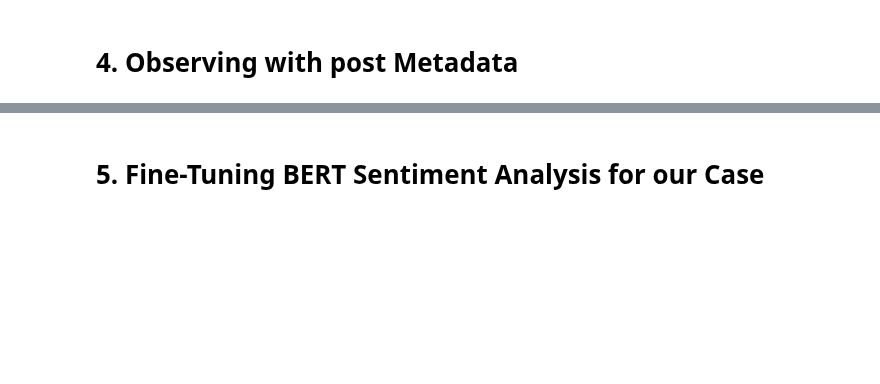
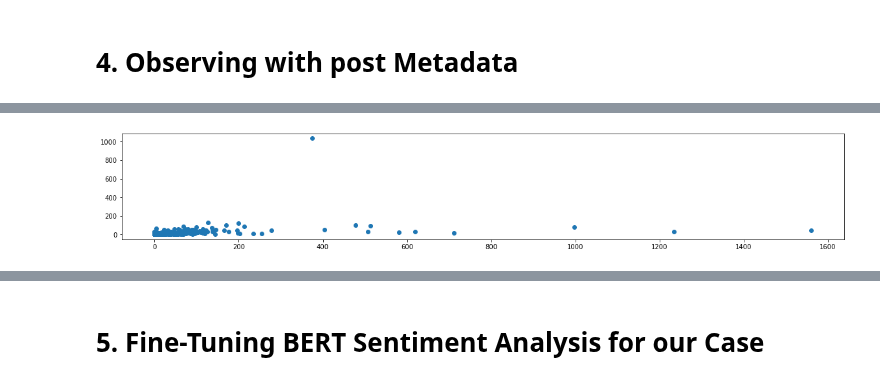
Before and after one commit to reddit-conflicting-viewpoints/Reddit, a Jupyter notebook: notebooks/BERT-SentimentAnalysis - Sai 2-1-2022.ipynb, the cells around one changed output, grey strips where cells are left out. Drawn from its saved outputs; the diff is of its cells as text; code cells hidden in the pictures; blank space fills up the shorter version.

```diff
--- a/notebooks/BERT-SentimentAnalysis - Sai 2-1-2022.ipynb
+++ b/notebooks/BERT-SentimentAnalysis - Sai 2-1-2022.ipynb
@@ -131,2 +181,5 @@ comments_df.head()
 # %% [markdown]
 # 4. Observing with post Metadata
+# %%
+df = posts_df[['post_id','score','upvote_ratio','num_comments', 'sentiment']]
+df
@@ -132,0 +200,7 @@ comments_df.head()
+# %%
+plt.rcParams["figure.figsize"] = (20,3)
+
+plt.scatter(df.score, df.num_comments)
+plt.show()
+# %% [output]
+[figure, added]
```
Also changed, not shown: parts of 11 cells of this notebook, 2 other files.
